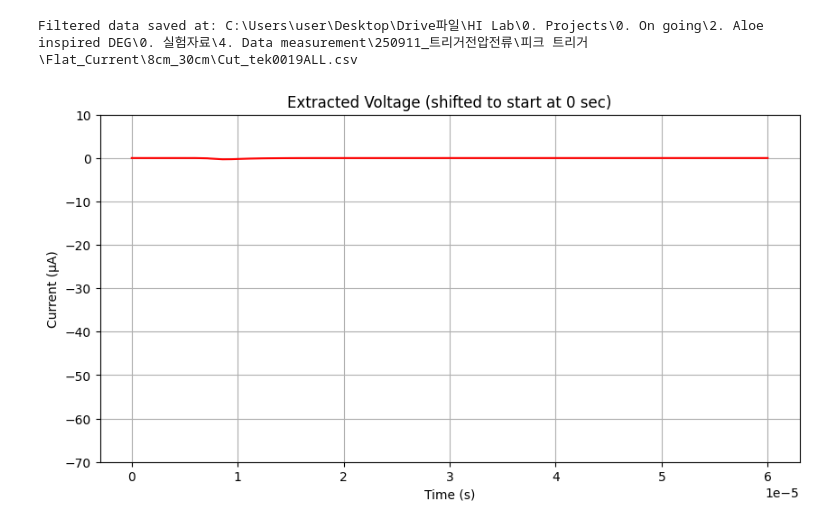
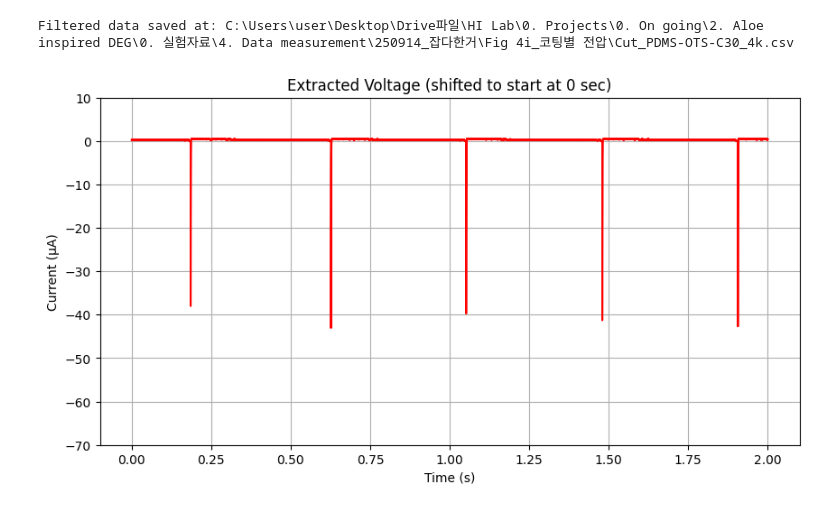
Before and after one commit to Gibeom-Lee/GB_practicing, a Jupyter notebook: data_processing/partial_extraction.ipynb, the cells around one changed output. Cells and saved outputs as stored; diff of their text form; code cells hidden in the pictures.

```diff
--- a/data_processing/partial_extraction.ipynb
+++ b/data_processing/partial_extraction.ipynb
@@ -9,7 +9,7 @@ import os
 # %%
 # fp는 업로드 된 파일, lp는 컴퓨터 내 파일. r주소
 file_path = "data/0M teng 2.csv"
-local_path = r"C:\Users\user\Desktop\Drive파일\HI Lab\0. Projects\0. On going\2. Aloe inspired DEG\0. 실험자료\4. Data measurement\250911_트리거전압전류\피크 트리거\Flat_Current\8cm_30cm\tek0019ALL.csv"
+local_path = r"C:\Users\user\Desktop\Drive파일\HI Lab\0. Projects\0. On going\2. Aloe inspired DEG\0. 실험자료\4. Data measurement\250914_잡다한거\Fig 4i_코팅별 전압\PDMS-OTS-C30_4k.csv"
 
 # file path 불러오기
 #df = pd.read_csv(file_path, header=None, skiprows=30)
@@ -42,30 +42,30 @@ min value: -0.2891
 # %%
 # 필터링된 데이터 생성
-time_range = (0.00049, 0.00055)  # 단위: 초 ########### MODIFY HERE
+time_range = (2.2, 4.2)  # 단위: 초 ########### MODIFY HERE
 df_filtered = df[(df.iloc[:, 0] >= time_range[0]) & (df.iloc[:, 0] <= time_range[1])].reset_index(drop=True)
 
 # 시간축 0초부터 시작 (단순 이동)
 df_filtered.iloc[:, 0] = df_filtered.iloc[:, 0] - df_filtered.iloc[0, 0]
 
 # 기존 local_path에서 폴더 경로 및 원래 파일명 추출
 folder_path = os.path.dirname(local_path)
 original_filename = os.path.basename(local_path)  # 원래 파일명 가져오기
 filtered_file_name = f"Cut_{original_filename}"  # "Cut_" 추가
 filtered_file_path = os.path.join(folder_path, filtered_file_name)
 
 # CSV 파일 저장
 df_filtered.to_csv(filtered_file_path, index=False, header=False)
 print(f"Filtered data saved at: {filtered_file_path}")
 
 # 필터링된 데이터 시각화
 plt.figure(figsize=(10, 5))
 plt.plot(df_filtered.iloc[:, 0], df_filtered.iloc[:, 1], label="Filtered AC current", color='r')
 plt.xlabel("Time (s)")
 plt.ylim(-70,10)
 plt.ylabel("Current (µA)") #Current (µA)
 plt.title(f"Extracted Voltage (shifted to start at 0 sec)")
 plt.grid(True)
 plt.show()
 # %% [output]
-Filtered data saved at: C:\Users\user\Desktop\Drive파일\HI Lab\0. Projects\0. On going\2. Aloe inspired DEG\0. 실험자료\4. Data measurement\250911_트리거전압전류\피크 트리거\Flat_Current\8cm_30cm\Cut_tek0019ALL.csv
+Filtered data saved at: C:\Users\user\Desktop\Drive파일\HI Lab\0. Projects\0. On going\2. Aloe inspired DEG\0. 실험자료\4. Data measurement\250914_잡다한거\Fig 4i_코팅별 전압\Cut_PDMS-OTS-C30_4k.csv
-[figure, old version]
+[figure, new version]
```
Also changed, not shown: parts of 1 cell of this notebook, 2 other files.
